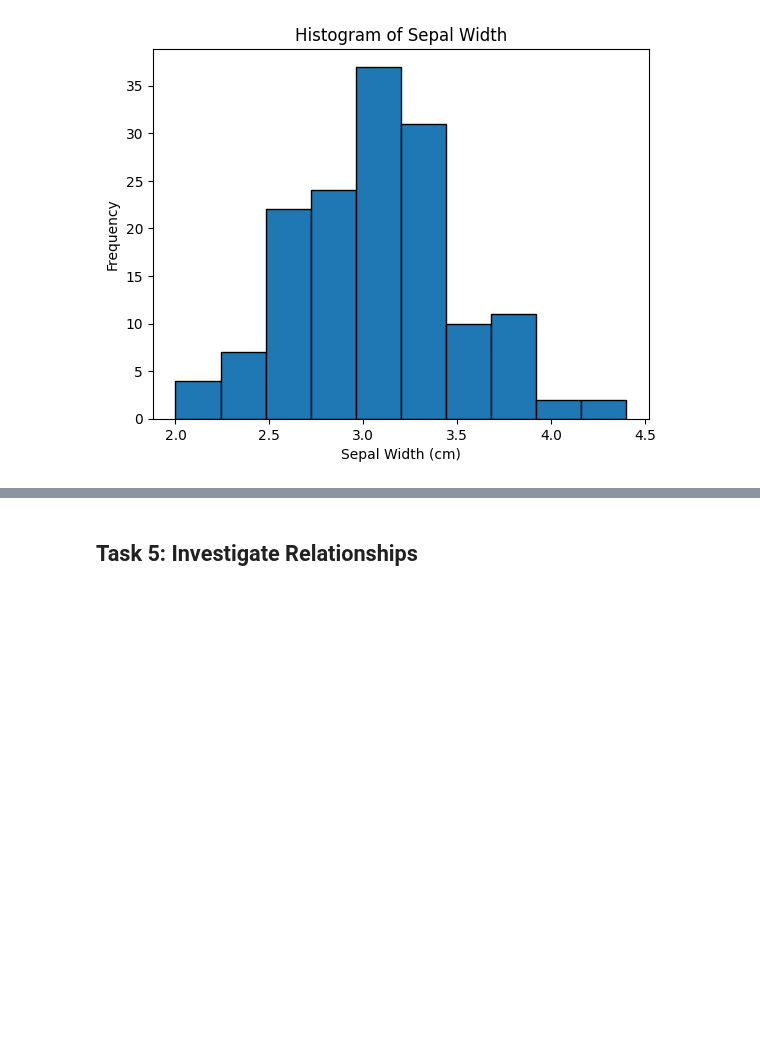
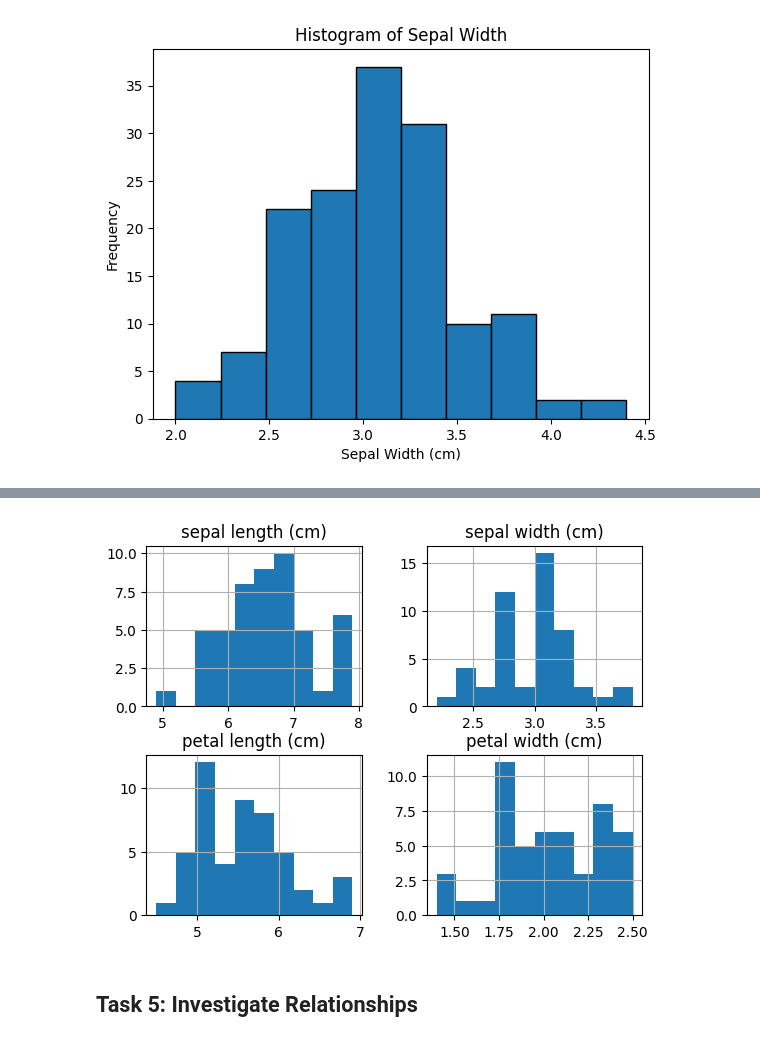
Before and after one commit to Glogover/principles_of_data_analytics, a Jupyter notebook: tasks.ipynb, the cells around one changed output, grey strips where cells are left out. Drawn from its saved outputs; the diff is of its cells as text; code cells hidden in the pictures; blank space fills up the shorter version.

```diff
--- a/tasks.ipynb
+++ b/tasks.ipynb
@@ -96,0 +137,8 @@ df
+# %%
+# Create a DataFrame for the virginica species.
+# This is the third species in the dataset.
+
+df3 = df.loc[df.index == 'virginica']
+
+# Show the first 10 rows.
+df3.tail(10)
@@ -346,3 +457,9 @@ plt.hist(df["sepal width (cm)"], bins = 10, edgecolor = 'black');
+# %%
+# Histogram of the data for the virginica species.
+df3.hist()
+plt.show()
+# %% [output]
+[figure, added]
 # %% [markdown]
 ## Task 5: Investigate Relationships
 # %% [markdown]
```
Also changed, not shown: parts of 18 cells of this notebook.
